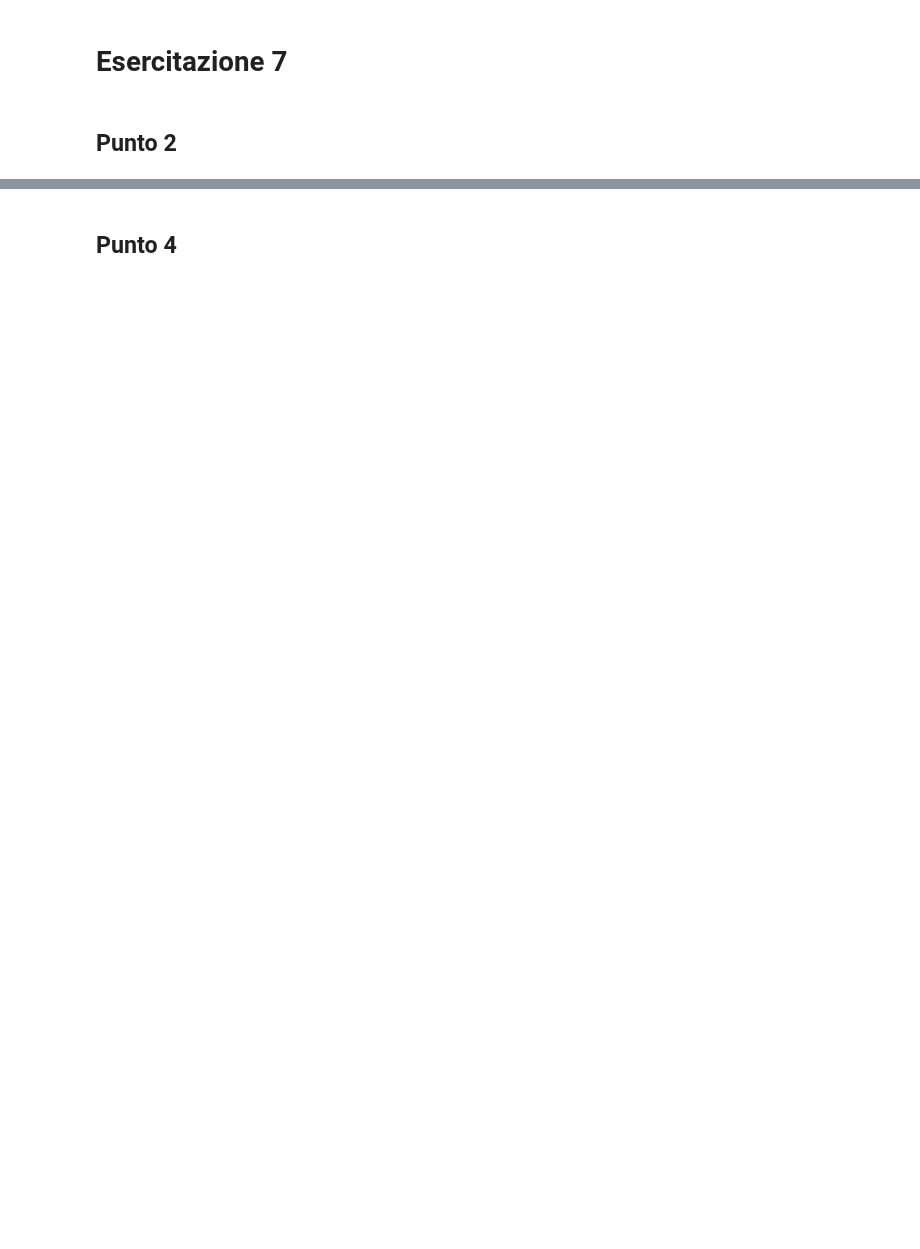
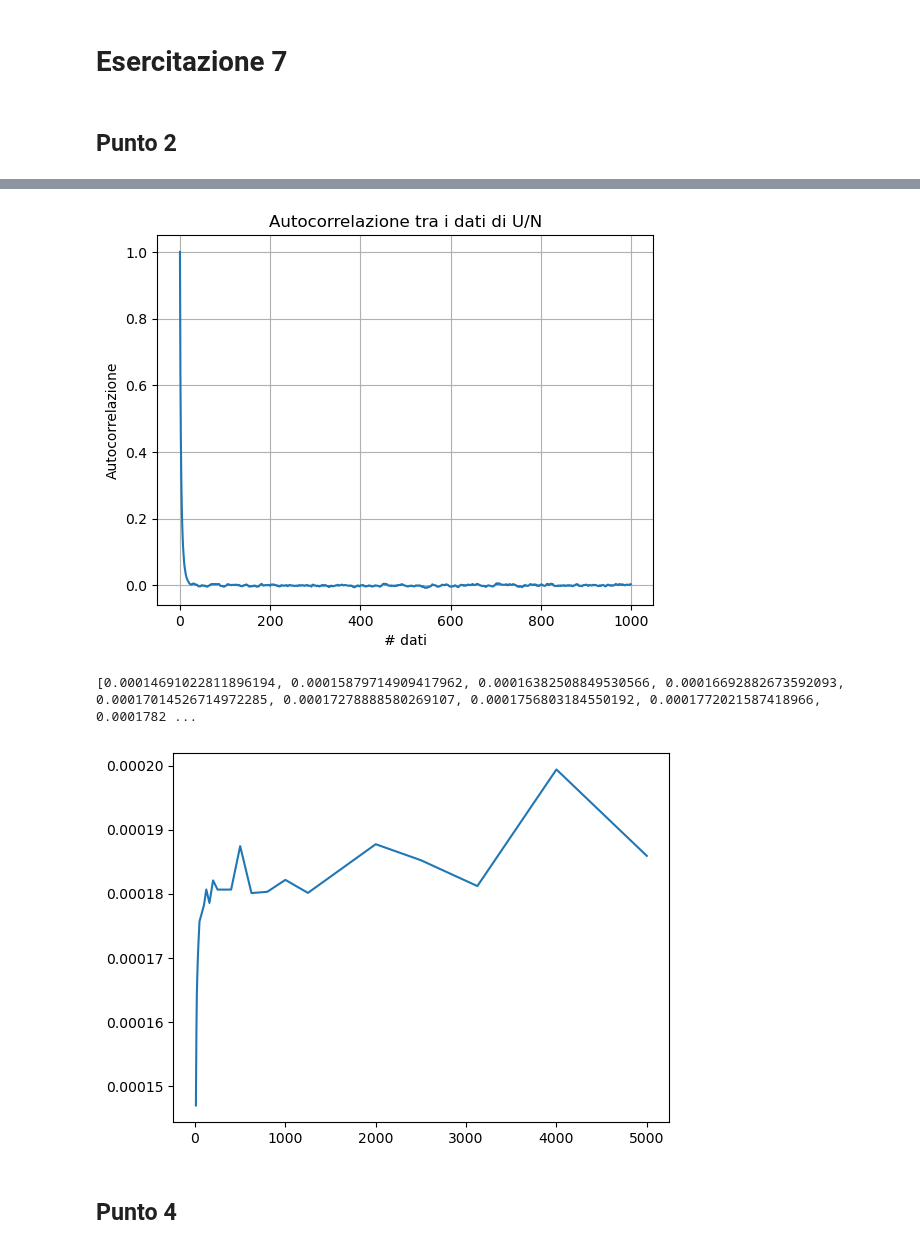
Before and after one commit to paolo-magnani/Esercizi_LSN, a Jupyter notebook: Es07/Paolo_Magnani_Esercitazione_7.ipynb, the cells around one changed output, grey strips where cells are left out. Drawn from its saved outputs; the diff is of its cells as text; code cells hidden in the pictures; blank space fills up the shorter version.

```diff
--- a/Es07/Paolo_Magnani_Esercitazione_7.ipynb
+++ b/Es07/Paolo_Magnani_Esercitazione_7.ipynb
@@ -39,0 +105,27 @@ plt.plot()
+# %%
+solid_epot = np.loadtxt("risultati/Autocorrelazione/Gas/output_epot.dat", usecols=(1), unpack='true')
+
+solid_autoc = autocorrelation(solid_epot, 1000)
+
+plt.plot(solid_autoc)
+plt.title("Autocorrelazione tra i dati di U/N")
+plt.xlabel("# dati")
+plt.ylabel("Autocorrelazione")
+plt.grid(True)
+plt.show()
+
+
+y = []
+
+for i in range(blocchi.size):
+    y.append(sigma(solid_epot, blocchi[i]))
+
+
+print(y)
+
+plt.plot(L,y)
+plt.show()
+# %% [output]
+[figure, added]
+[0.00014691022811896194, 0.00015879714909417962, 0.00016382508849530566, 0.00016692882673592093, 0.00017014526714972285, 0.00017278888580269107, 0.0001756803184550192, 0.0001772021587418966, 0.0001782 ...
+[figure, added]
```
Also changed, not shown: parts of 5 cells of this notebook, 22 other files.
